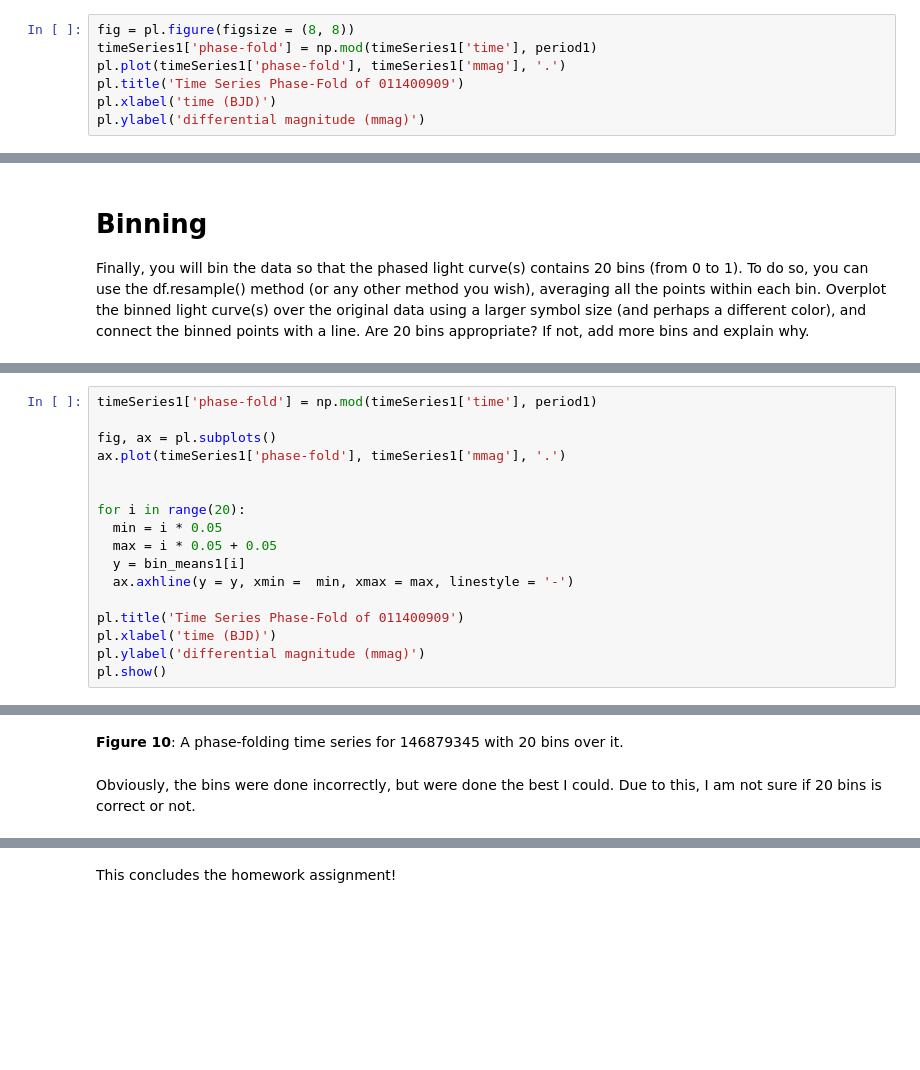
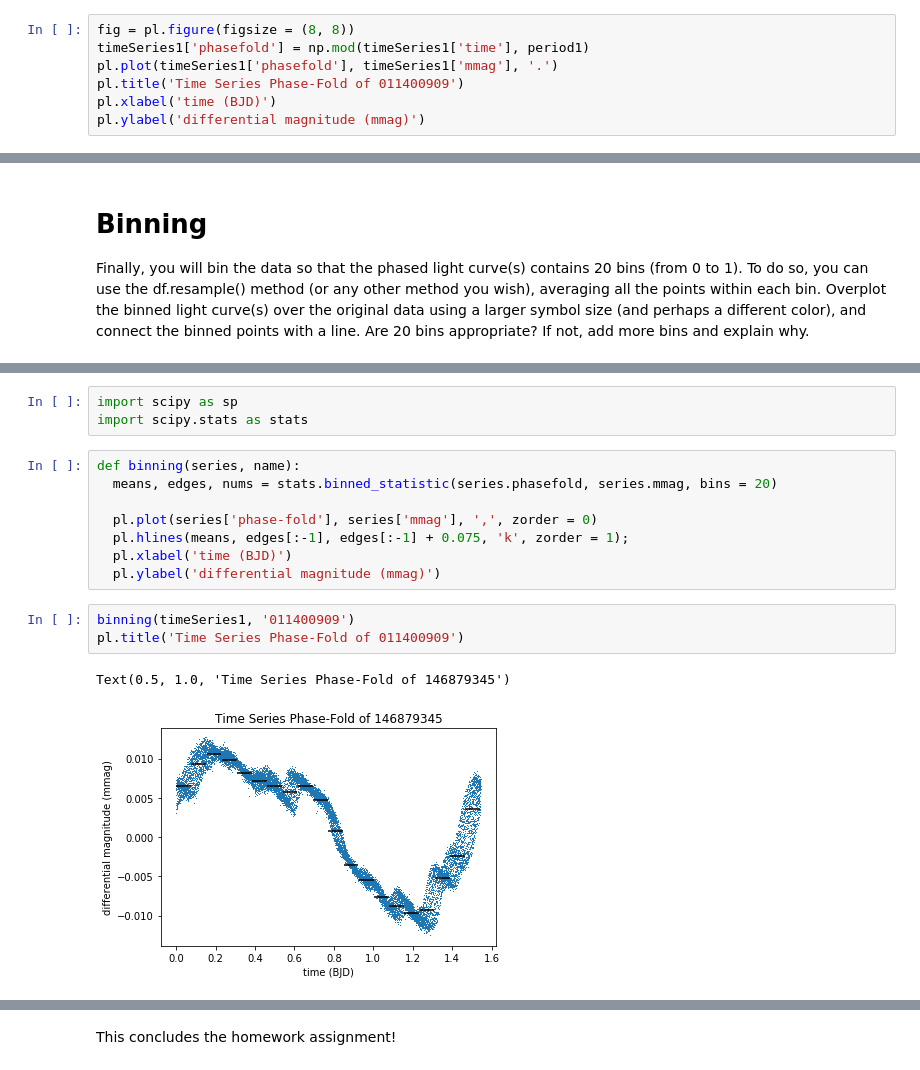
Before and after one commit to cath19/DSPS_-charty-, a Jupyter notebook: HW11/TESSlightcurves_cHarty.ipynb, the cells around one changed output, grey strips where cells are left out. Cells and saved outputs as stored; diff of their text form; blank space fills up the shorter version.

```diff
--- a/HW11/TESSlightcurves_cHarty.ipynb
+++ b/HW11/TESSlightcurves_cHarty.ipynb
@@ -216,8 +216,8 @@ period1
 1.5441036284858243
 # %%
 fig = pl.figure(figsize = (8, 8))
-timeSeries1['phase-fold'] = np.mod(timeSeries1['time'], period1)
-pl.plot(timeSeries1['phase-fold'], timeSeries1['mmag'], '.')
+timeSeries1['phasefold'] = np.mod(timeSeries1['time'], period1)
+pl.plot(timeSeries1['phasefold'], timeSeries1['mmag'], '.')
 pl.title('Time Series Phase-Fold of 011400909')
 pl.xlabel('time (BJD)')
 pl.ylabel('differential magnitude (mmag)')
@@ -256,17 +252,0 @@ bin_means1 = (np.histogram(timeSeries1['mmag'], bins = 20, weights = timeSeries1
-# %%
-timeSeries1['phase-fold'] = np.mod(timeSeries1['time'], period1)
-
-fig, ax = pl.subplots()
-ax.plot(timeSeries1['phase-fold'], timeSeries1['mmag'], '.')
-
-
-for i in range(20):
-  min = i * 0.05
-  max = i * 0.05 + 0.05
-  y = bin_means1[i]
-  ax.axhline(y = y, xmin =  min, xmax = max, linestyle = '-')
-
-pl.title('Time Series Phase-Fold of 011400909')
-pl.xlabel('time (BJD)')
-pl.ylabel('differential magnitude (mmag)')
-pl.show()
@@ -299,4 +253,17 @@ pl.show()
-# %% [markdown]
-**Figure 10**: A phase-folding time series for 146879345 with 20 bins over it.
-# %% [markdown]
-Obviously, the bins were done incorrectly, but were done the best I could. Due to this, I am not sure if 20 bins is correct or not.
+# %%
+import scipy as sp
+import scipy.stats as stats
+# %%
+def binning(series, name):
+  means, edges, nums = stats.binned_statistic(series.phasefold, series.mmag, bins = 20)
+
+  pl.plot(series['phase-fold'], series['mmag'], ',', zorder = 0)
+  pl.hlines(means, edges[:-1], edges[:-1] + 0.075, 'k', zorder = 1);
+  pl.xlabel('time (BJD)')
+  pl.ylabel('differential magnitude (mmag)')
+# %%
+binning(timeSeries1, '011400909')
+pl.title('Time Series Phase-Fold of 011400909')
+# %% [output]
+Text(0.5, 1.0, 'Time Series Phase-Fold of 146879345')
+[figure, added]
```
Also changed, not shown: parts of 12 cells of this notebook.
